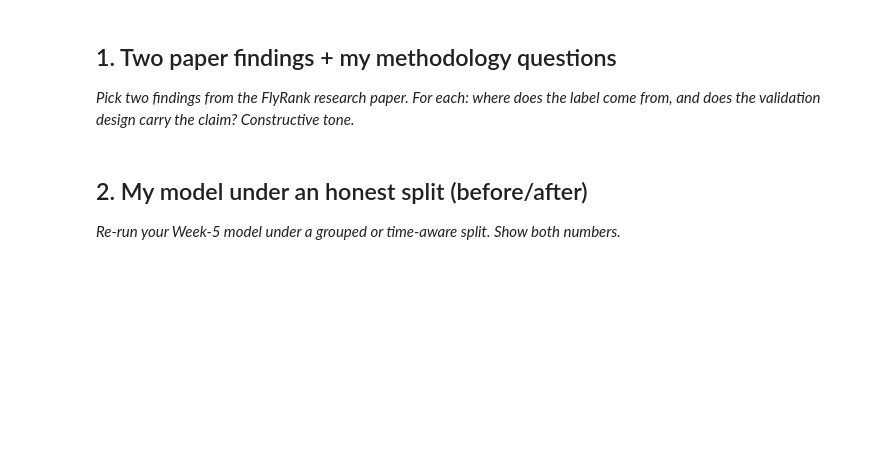
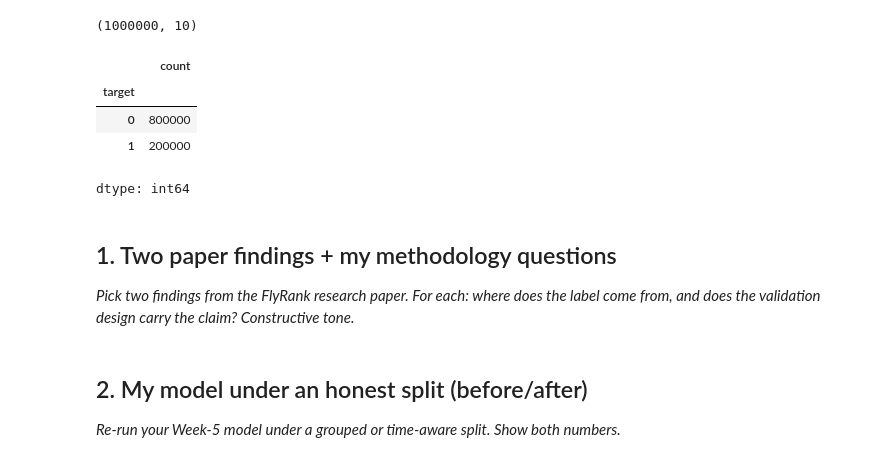
Before and after one commit to helnagar123/flyrank-ml-internship, a Jupyter notebook: work/notebooks/w06_validation_audit.ipynb, the cells around one changed output. Drawn from its saved outputs; the diff is of its cells as text; code cells hidden in the pictures; blank space fills up the shorter version.

```diff
--- a/work/notebooks/w06_validation_audit.ipynb
+++ b/work/notebooks/w06_validation_audit.ipynb
@@ -8,0 +149,31 @@ This skeleton is yours to fill. Work the sections **in order** — each one has
+# %%
+model_df = feature_df.copy()
+
+model_df["word_count"] = model_df["word_count"].fillna(0)
+model_df["search_volume"] = model_df["search_volume"].fillna(0)
+model_df["backlinks"] = model_df["backlinks"].fillna(0)
+
+model_df = model_df.dropna()
+
+print(model_df.shape)
+# %% [output]
+(1000000, 10)
+# %%
+model_df = model_df.sort_values(
+    "ctr",
+    ascending=False
+).reset_index(drop=True)
+
+model_df["target"] = 0
+
+top_n = int(len(model_df) * 0.20)
+
+model_df.loc[:top_n-1, "target"] = 1
+
+model_df["target"].value_counts()
+# %% [output]
+|  | count |
+| target |  |
+| 0 | 800000 |
+| 1 | 200000 |
+dtype: int64
```
Also changed, not shown: parts of 23 cells of this notebook.
